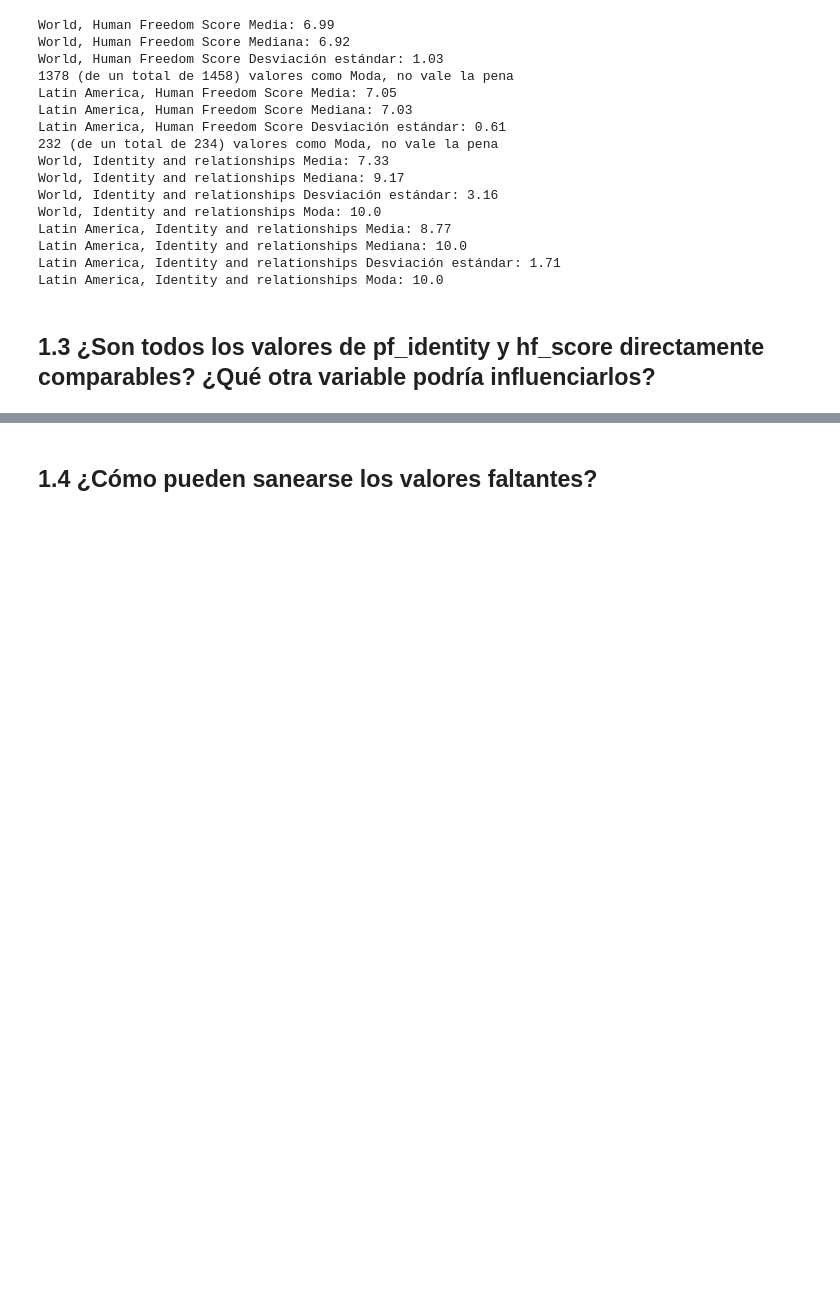
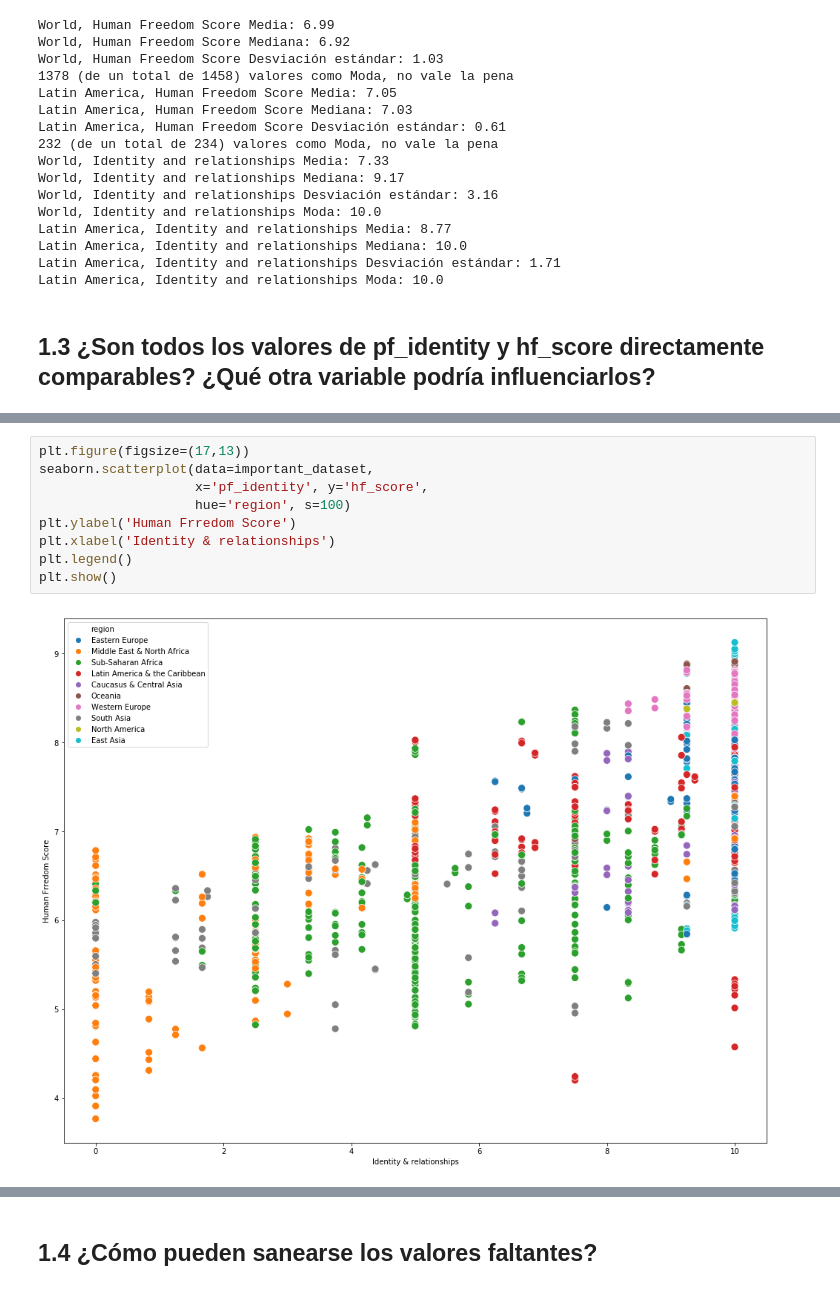
Before and after one commit to avdata99/diplo-datos-2019-practico-01, a Jupyter notebook: TP1 Visualizacion de datos.ipynb, the cells around one changed output, grey strips where cells are left out. Saved outputs shown, nothing was run; the diff lists cells and outputs as text; blank space fills up the shorter version.

```diff
--- a/TP1 Visualizacion de datos.ipynb
+++ b/TP1 Visualizacion de datos.ipynb
@@ -116,0 +154,11 @@ Latin America, Identity and relationships Moda: 10.0
+# %%
+plt.figure(figsize=(17,13))
+seaborn.scatterplot(data=important_dataset,
+                    x='pf_identity', y='hf_score',
+                    hue='region', s=100)
+plt.ylabel('Human Frredom Score')
+plt.xlabel('Identity & relationships')
+plt.legend()
+plt.show()
+# %% [output]
+[figure, added]
```
Also changed, not shown: parts of 16 cells of this notebook, 1 other file.
